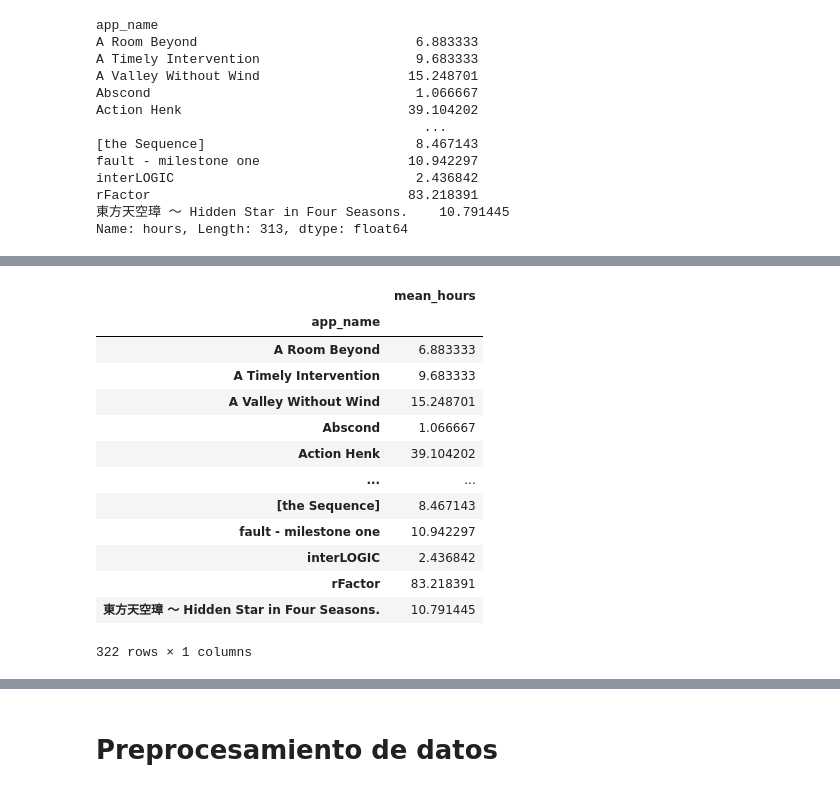
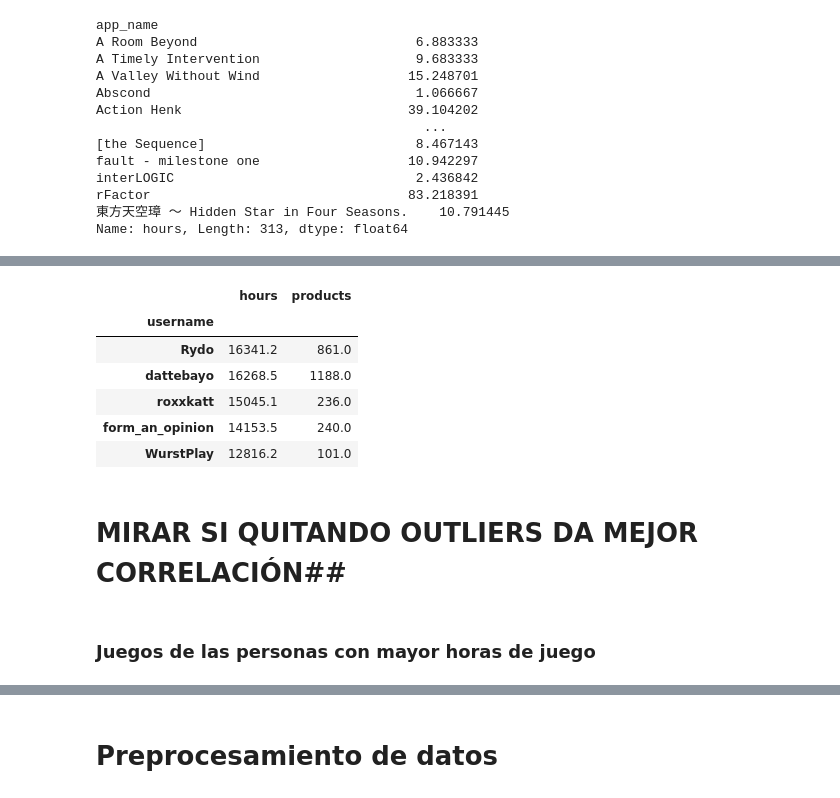
Before and after one commit to EdisonJR624/Proyecto_Steam, a Jupyter notebook: Steam_recomendaciones.ipynb, the cells around one changed output, grey strips where cells are left out. Cells and saved outputs as stored; diff of their text form; code cells hidden in the pictures.

```diff
--- a/Steam_recomendaciones.ipynb
+++ b/Steam_recomendaciones.ipynb
@@ -618,19 +637,14 @@ df_mean
-# %%
-df_mean.drop(columns=['userid', 'products'], inplace=True)
-df_mean = df_mean.rename(columns={'hours':'mean_hours'})
-df_mean
-# %% [output]
-|  | mean_hours |
-| app_name |  |
-| A Room Beyond | 6.883333 |
-| A Timely Intervention | 9.683333 |
-| A Valley Without Wind | 15.248701 |
-| Abscond | 1.066667 |
-| Action Henk | 39.104202 |
-| ... | ... |
-| [the Sequence] | 8.467143 |
-| fault - milestone one | 10.942297 |
-| interLOGIC | 2.436842 |
-| rFactor | 83.218391 |
-| 東方天空璋 ～ Hidden Star in Four Seasons. | 10.791445 |
-322 rows × 1 columns
+# %%
+df_products.sort_values(by='hours', ascending=False).head(5)
+# %% [output]
+|  | hours | products |
+| username |  |  |
+| Rydo | 16341.2 | 861.0 |
+| dattebayo | 16268.5 | 1188.0 |
+| roxxkatt | 15045.1 | 236.0 |
+| form_an_opinion | 14153.5 | 240.0 |
+| WurstPlay | 12816.2 | 101.0 |
+# %% [markdown]
+# MIRAR SI QUITANDO OUTLIERS DA MEJOR CORRELACIÓN##
+# %% [markdown]
+### Juegos de las personas con mayor horas de juego
```
Also changed, not shown: parts of 35 cells of this notebook.
